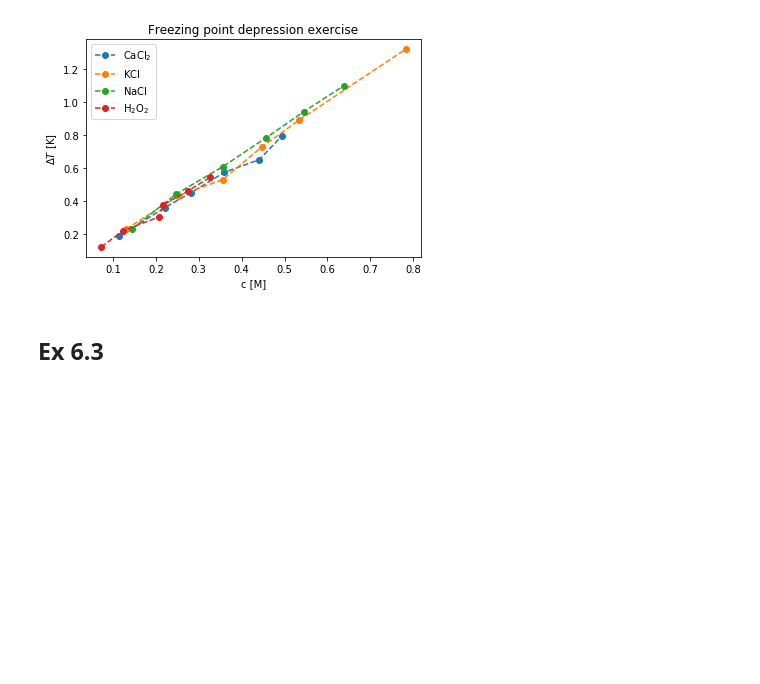
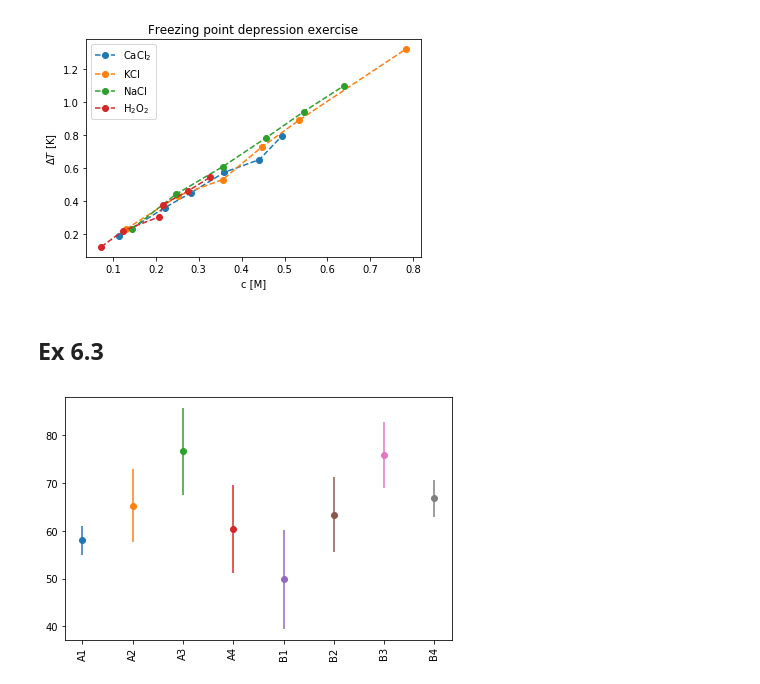
Before and after one commit to Melisius/Scientific-Python-for-Chemists-SDU, a Jupyter notebook: notebooks/Solutions_6.ipynb, the cells around one changed output. Drawn from its saved outputs; the diff is of its cells as text; code cells hidden in the pictures; blank space fills up the shorter version.

```diff
--- a/notebooks/Solutions_6.ipynb
+++ b/notebooks/Solutions_6.ipynb
@@ -62,3 +62,23 @@ plt.show()
 [figure]
 # %% [markdown]
 ## Ex 6.3
+# %%
+import numpy as np
+import matplotlib.pyplot as plt
+
+data = open("data/Molecule_life_time.csv").readlines()
+x_label = []
+for i in range(1, len(data)):
+    data_list = data[i].split(",")
+    x_label.append(data_list[0]+data_list[1])
+    y_data = np.zeros(len(data_list)-2)
+    for j in range(2, len(data_list)):
+        y_data[j-2] = float(data_list[j])
+    plt.errorbar(i, np.mean(y_data), yerr=np.std(y_data), linestyle='None', marker='o')
+
+x_data = np.linspace(1, len(x_label), len(x_label))
+plt.xticks(x_data, x_label, rotation='vertical')
+plt.tight_layout()
+plt.show()
+# %% [output]
+[figure, added]
```
Also changed, not shown: parts of 5 cells of this notebook, 6 other files.
